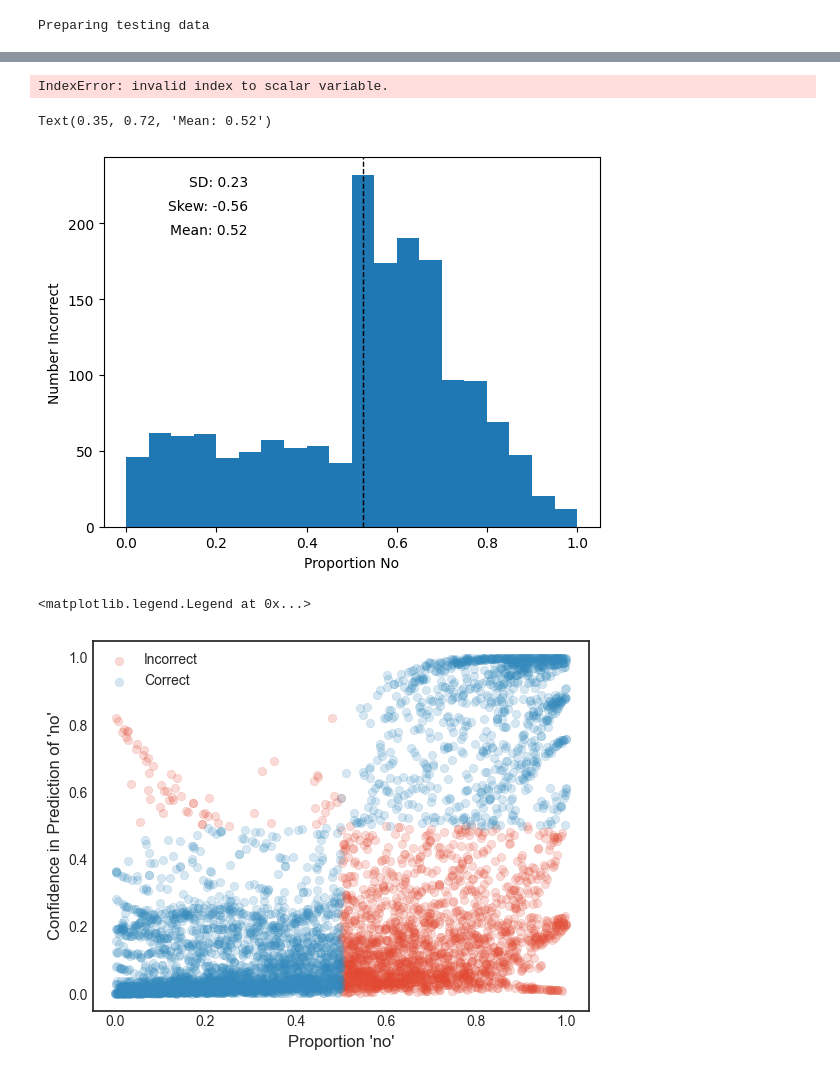
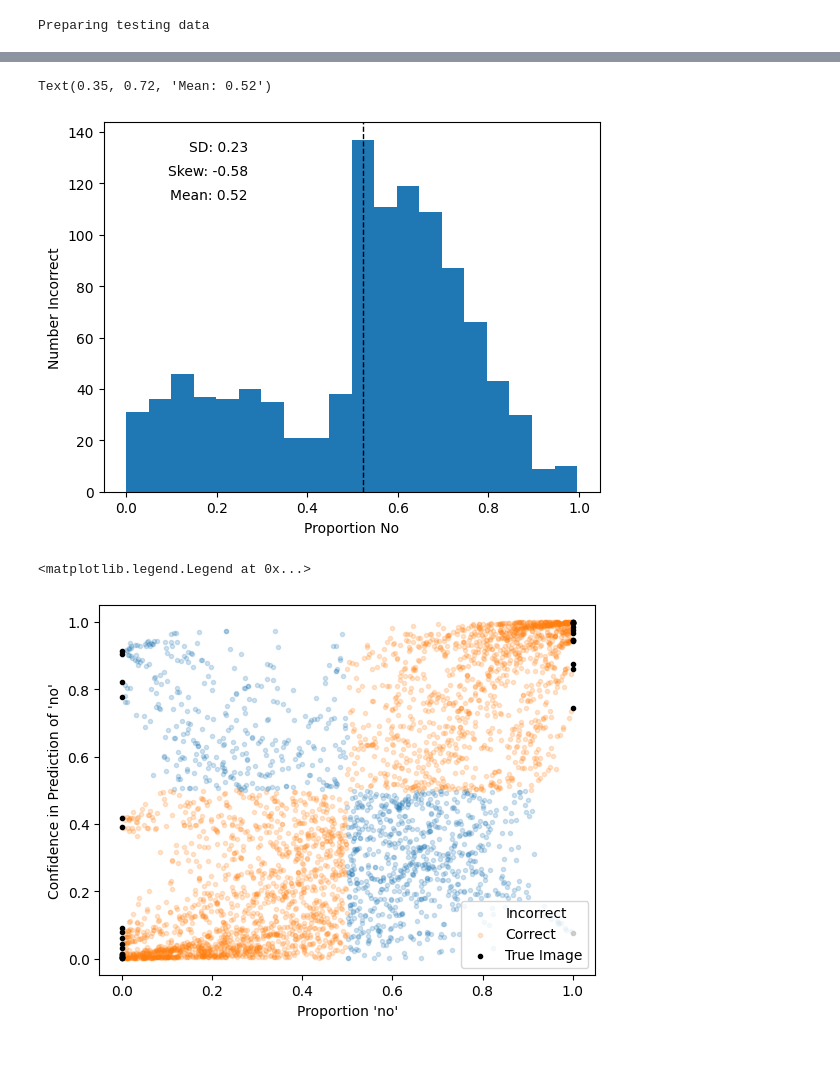
Before and after one commit to willpoulett/brain_classifier, a Jupyter notebook: eval.ipynb, the cells around one changed output, grey strips where cells are left out. Drawn from its saved outputs; the diff is of its cells as text; code cells hidden in the pictures.

```diff
--- a/eval.ipynb
+++ b/eval.ipynb
@@ -100,7 +100,7 @@ Preparing testing data
 MUBA_BALANCE = False # If true data will be oversampled to create balanced classes
 AUGMENT = False # Recommended True if balancing
 
-MIX_UP_LOOPS = 150 # How many times to create mix up images per image
+MIX_UP_LOOPS = 100 # How many times to create mix up images per image
 # %%
 all_lams= []
 all_new_labels= []
@@ -150,7 +150,7 @@ for img, label in zip(images,labels):
                     all_new_labels.append(new_label)
                     all_mixed_up_images.append(new_img)
 # %%
-model = keras.models.load_model("medium_model.h5")
+model = keras.models.load_model("best_simple_model_2.h5")
 # %%
 from sklearn.metrics import ConfusionMatrixDisplay
 
@@ -218,8 +220,6 @@ test_lams = [lam[0] for lam in test_results]
 test_labels = [label[0] for label in labels]
 # %%
 prediction_proper = [pred[0] for pred in prediction_proper]
-# %% [output]
-IndexError: invalid index to scalar variable.
 # %%
 for pred, pred_prop ,label,lam in zip(prediction, prediction_proper, all_new_labels, lams):
         if pred != [0,1][np.argmax(label)]:
@@ -232,23 +232,24 @@ for pred, pred_prop ,label,lam in zip(prediction, prediction_proper, all_new_lab
 from scipy.stats import skew
 
 
-plt.hist(incorrect,bins=20)
-plt.axvline(np.mean(incorrect), color='k', linestyle='dashed', linewidth=1)
+plt.hist(incorrect_lams,bins=20)
+plt.axvline(np.mean(incorrect_lams), color='k', linestyle='dashed', linewidth=1)
 plt.xlabel("Proportion No")
 plt.ylabel("Number Incorrect")
-plt.text(0.35,0.82,f"SD: {round(np.std(incorrect),2)}",transform=plt.gcf().transFigure, horizontalalignment = "right")
-plt.text(0.35,0.77,f"Skew: {round(skew(incorrect),2)}",transform=plt.gcf().transFigure, horizontalalignment = "right")
-plt.text(0.35,0.72,f"Mean: {round(np.mean(incorrect),2)}",transform=plt.gcf().transFigure, horizontalalignment = "right")
+plt.text(0.35,0.82,f"SD: {round(np.std(incorrect_lams),2)}",transform=plt.gcf().transFigure, horizontalalignment = "right")
+plt.text(0.35,0.77,f"Skew: {round(skew(incorrect_lams),2)}",transform=plt.gcf().transFigure, horizontalalignment = "right")
+plt.text(0.35,0.72,f"Mean: {round(np.mean(incorrect_lams),2)}",transform=plt.gcf().transFigure, horizontalalignment = "right")
 # %% [output]
 Text(0.35, 0.72, 'Mean: 0.52')
-[figure, old version]
+[figure, new version]
 # %%
-plt.scatter(incorrect_lams,incorrect_proper, alpha = 0.2, label = "Incorrect")
-plt.scatter(correct_lams,correct_proper, alpha = 0.2, label = "Correct")
+plt.scatter(incorrect_lams,incorrect_proper, alpha = 0.2, label = "Incorrect", marker = '.')
+plt.scatter(correct_lams,correct_proper, alpha = 0.2, label = "Correct", marker = ".")
+plt.scatter(test_labels,test_lams, color = "black", label = "True Image", marker = ".")
 plt.xlabel("Proportion 'no'")
 plt.ylabel("Confidence in Prediction of 'no'")
 plt.legend()
 # %% [output]
 <matplotlib.legend.Legend at 0x...>
-[figure, old version]
+[figure, new version]
 # %%
```
Also changed, not shown: parts of 5 cells of this notebook, 2 other files.
